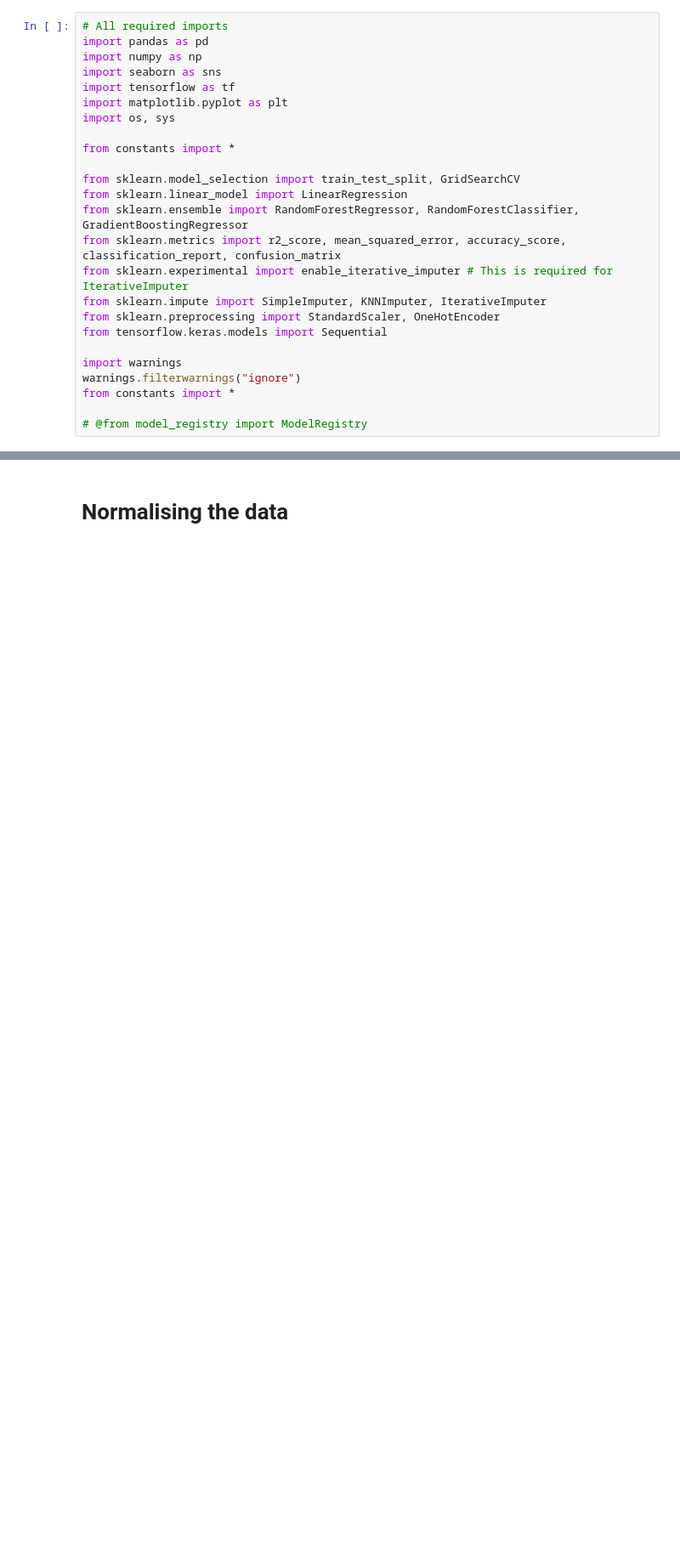
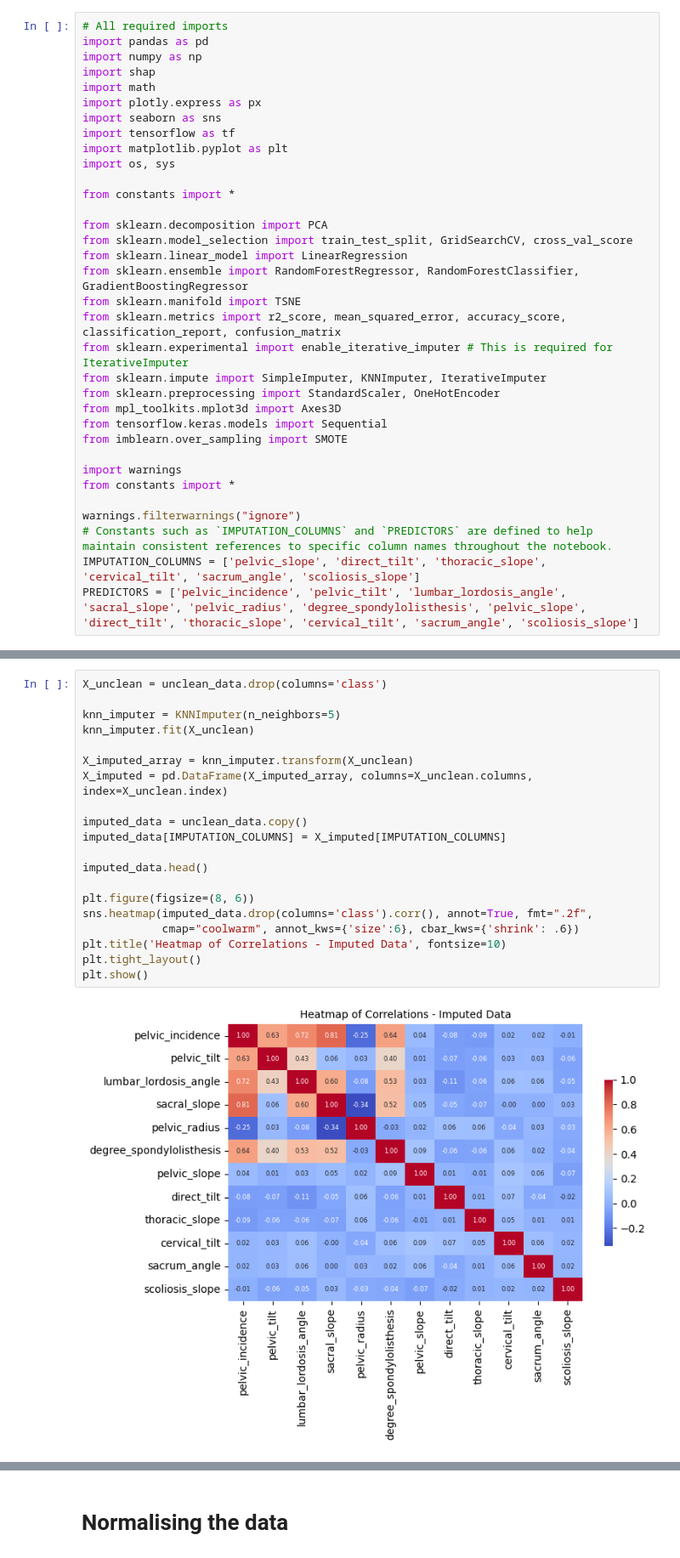
Before and after one commit to DSkilton/ML_Approaches_for_Predicting_Spinal_Disorders, a Jupyter notebook: main.ipynb, the cells around one changed output, grey strips where cells are left out. Shown at 85% size. Saved outputs shown, nothing was run; the diff lists cells and outputs as text; blank space fills up the shorter version.

```diff
--- a/main.ipynb
+++ b/main.ipynb
@@ -6,6 +6,9 @@
 # All required imports
 import pandas as pd
 import numpy as np
+import shap
+import math
+import plotly.express as px
 import seaborn as sns
 import tensorflow as tf
 import matplotlib.pyplot as plt
@@ -13,20 +16,26 @@ import os, sys
 
 from constants import *
 
-from sklearn.model_selection import train_test_split, GridSearchCV
+from sklearn.decomposition import PCA
+from sklearn.model_selection import train_test_split, GridSearchCV, cross_val_score
 from sklearn.linear_model import LinearRegression
 from sklearn.ensemble import RandomForestRegressor, RandomForestClassifier, GradientBoostingRegressor
+from sklearn.manifold import TSNE
 from sklearn.metrics import r2_score, mean_squared_error, accuracy_score, classification_report, confusion_matrix
 from sklearn.experimental import enable_iterative_imputer # This is required for IterativeImputer
 from sklearn.impute import SimpleImputer, KNNImputer, IterativeImputer
 from sklearn.preprocessing import StandardScaler, OneHotEncoder
+from mpl_toolkits.mplot3d import Axes3D
 from tensorflow.keras.models import Sequential
+from imblearn.over_sampling import SMOTE
 
 import warnings
-warnings.filterwarnings("ignore")
 from constants import *
 
-# @from model_registry import ModelRegistry
+warnings.filterwarnings("ignore")
+# Constants such as `IMPUTATION_COLUMNS` and `PREDICTORS` are defined to help maintain consistent references to specific column names throughout the notebook.
+IMPUTATION_COLUMNS = ['pelvic_slope', 'direct_tilt', 'thoracic_slope', 'cervical_tilt', 'sacrum_angle', 'scoliosis_slope']
+PREDICTORS = ['pelvic_incidence', 'pelvic_tilt', 'lumbar_lordosis_angle', 'sacral_slope', 'pelvic_radius', 'degree_spondylolisthesis', 'pelvic_slope', 'direct_tilt', 'thoracic_slope', 'cervical_tilt', 'sacrum_angle', 'scoliosis_slope']
 # %%
 imputed_data_MSE_R2 = {
     'Mean': [],
@@ -214,0 +226,22 @@ dtype: int64
+# %%
+X_unclean = unclean_data.drop(columns='class')
+
+knn_imputer = KNNImputer(n_neighbors=5)
+knn_imputer.fit(X_unclean)
+
+X_imputed_array = knn_imputer.transform(X_unclean)
+X_imputed = pd.DataFrame(X_imputed_array, columns=X_unclean.columns, index=X_unclean.index)
+
+imputed_data = unclean_data.copy()
+imputed_data[IMPUTATION_COLUMNS] = X_imputed[IMPUTATION_COLUMNS]
+
+imputed_data.head()
+
+plt.figure(figsize=(8, 6))
+sns.heatmap(imputed_data.drop(columns='class').corr(), annot=True, fmt=".2f",
+            cmap="coolwarm", annot_kws={'size':6}, cbar_kws={'shrink': .6})
+plt.title('Heatmap of Correlations - Imputed Data', fontsize=10)
+plt.tight_layout()
+plt.show()
+# %% [output]
+[figure, added]
```
Also changed, not shown: parts of 52 cells of this notebook, 2 other files.
